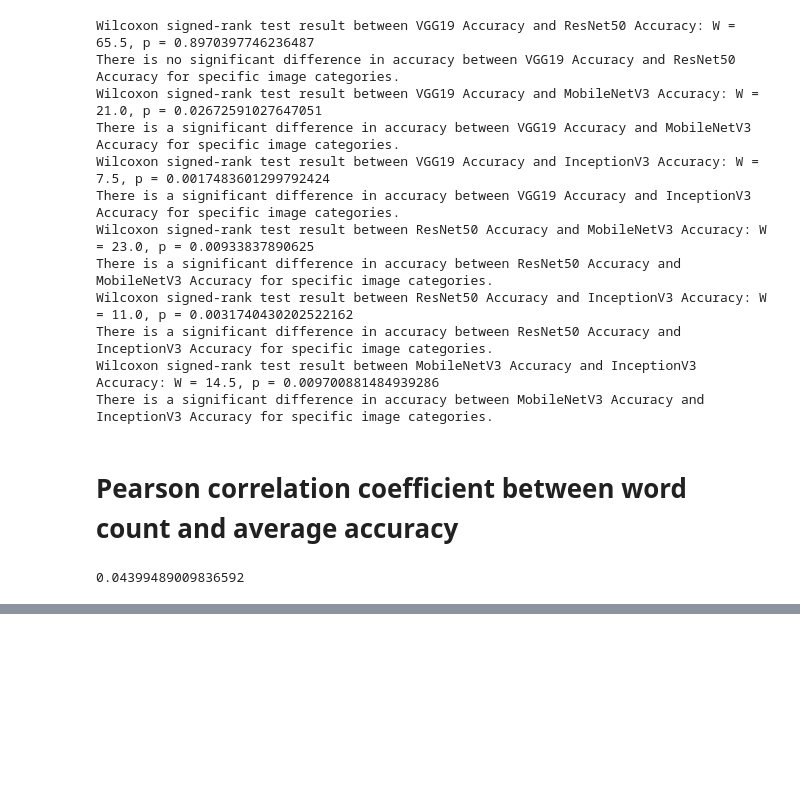
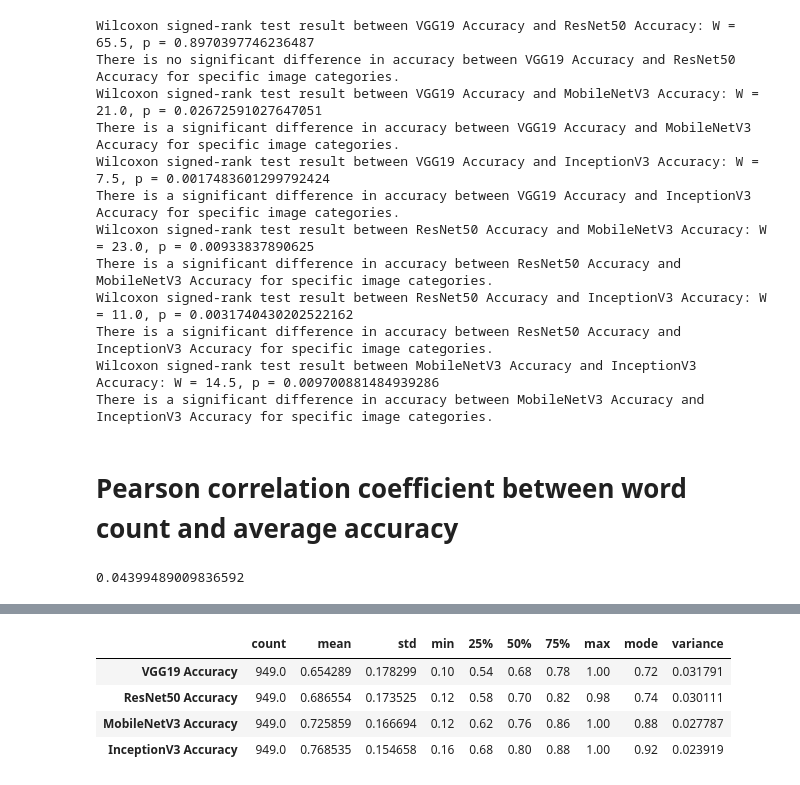
Before and after one commit to Khushi-MA/EIS, a Jupyter notebook: file1.ipynb, the cells around one changed output, grey strips where cells are left out. Drawn from its saved outputs; the diff is of its cells as text; code cells hidden in the pictures; blank space fills up the shorter version.

```diff
--- a/file1.ipynb
+++ b/file1.ipynb
@@ -588,0 +786,8 @@ print(correlation)
+# %%
+desc_stats
+# %% [output]
+|  | count | mean | std | min | 25% | 50% | 75% | max | mode | variance |
+| VGG19 Accuracy | 949.0 | 0.654289 | 0.178299 | 0.10 | 0.54 | 0.68 | 0.78 | 1.00 | 0.72 | 0.031791 |
+| ResNet50 Accuracy | 949.0 | 0.686554 | 0.173525 | 0.12 | 0.58 | 0.70 | 0.82 | 0.98 | 0.74 | 0.030111 |
+| MobileNetV3 Accuracy | 949.0 | 0.725859 | 0.166694 | 0.12 | 0.62 | 0.76 | 0.86 | 1.00 | 0.88 | 0.027787 |
+| InceptionV3 Accuracy | 949.0 | 0.768535 | 0.154658 | 0.16 | 0.68 | 0.80 | 0.88 | 1.00 | 0.92 | 0.023919 |
```
Also changed, not shown: parts of 10 cells of this notebook.
